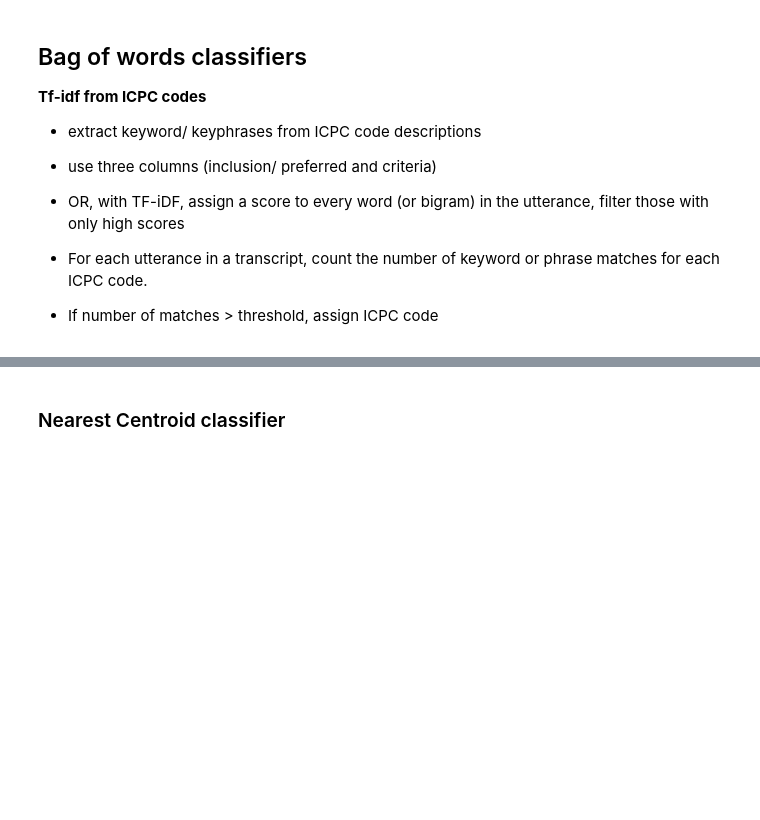
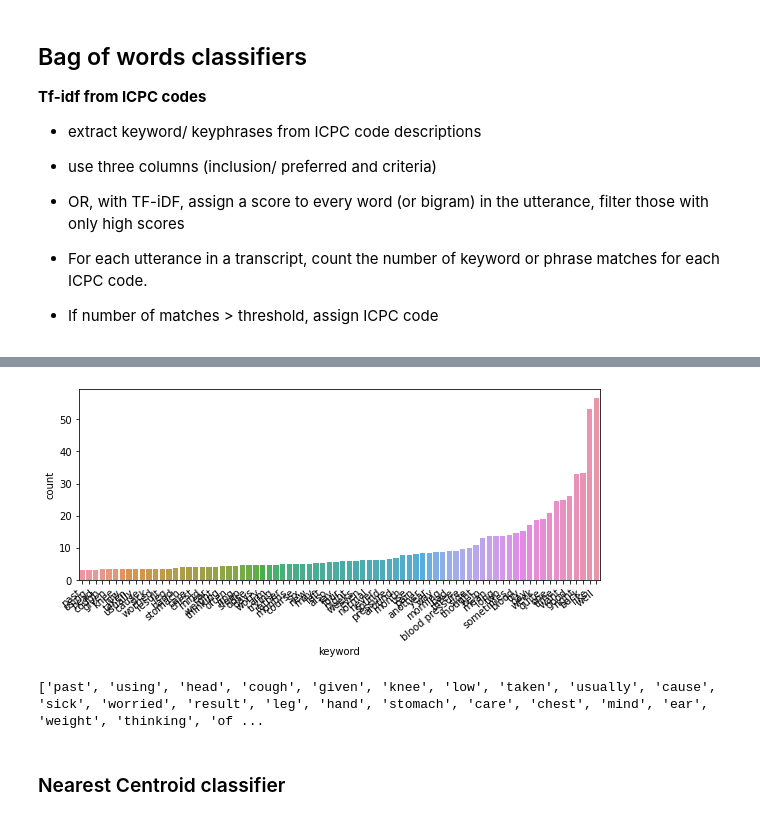
Before and after one commit to NLPforGPs/NLP-Primary-Care, a Jupyter notebook: classification.ipynb, the cells around one changed output, grey strips where cells are left out. Saved outputs shown, nothing was run; the diff lists cells and outputs as text; code cells hidden in the pictures; blank space fills up the shorter version.

```diff
--- a/classification.ipynb
+++ b/classification.ipynb
@@ -199,19 +313,22 @@ sns.heatmap(X_train.todense()==0, vmin=0, vmax=1, cbar=False).set_title('Train s
 # %%
 keyword_dist_over_train = np.array(X_train.sum(axis=0)).flatten()
 
-def show_common_keywords(threshold:int = 10):
+def show_common_keywords(threshold:int = 3):
     frequent_words = [[k,n] for k,n in zip(lookup, keyword_dist_over_train) if n > threshold]
     frequent_words_df = pd.DataFrame(frequent_words,columns=['keyword', 'count']).sort_values('count')
 
     plt.figure(figsize=(8,4))
     ax = sns.barplot(x='keyword', y='count', data=frequent_words_df)
     ax.set_xticklabels(ax.get_xticklabels(), rotation=40, ha="right")
     plt.tight_layout()
     plt.show()
 
     print([k._text for k in ax.get_xticklabels()])
 
 show_common_keywords()
+# %% [output]
+[figure, added]
+['past', 'using', 'head', 'cough', 'given', 'knee', 'low', 'taken', 'usually', 'cause', 'sick', 'worried', 'result', 'leg', 'hand', 'stomach', 'care', 'chest', 'mind', 'ear', 'weight', 'thinking', 'of ...
 # %% [markdown]
 ### Nearest Centroid classifier
 # %%
```
Also changed, not shown: parts of 22 cells of this notebook.
